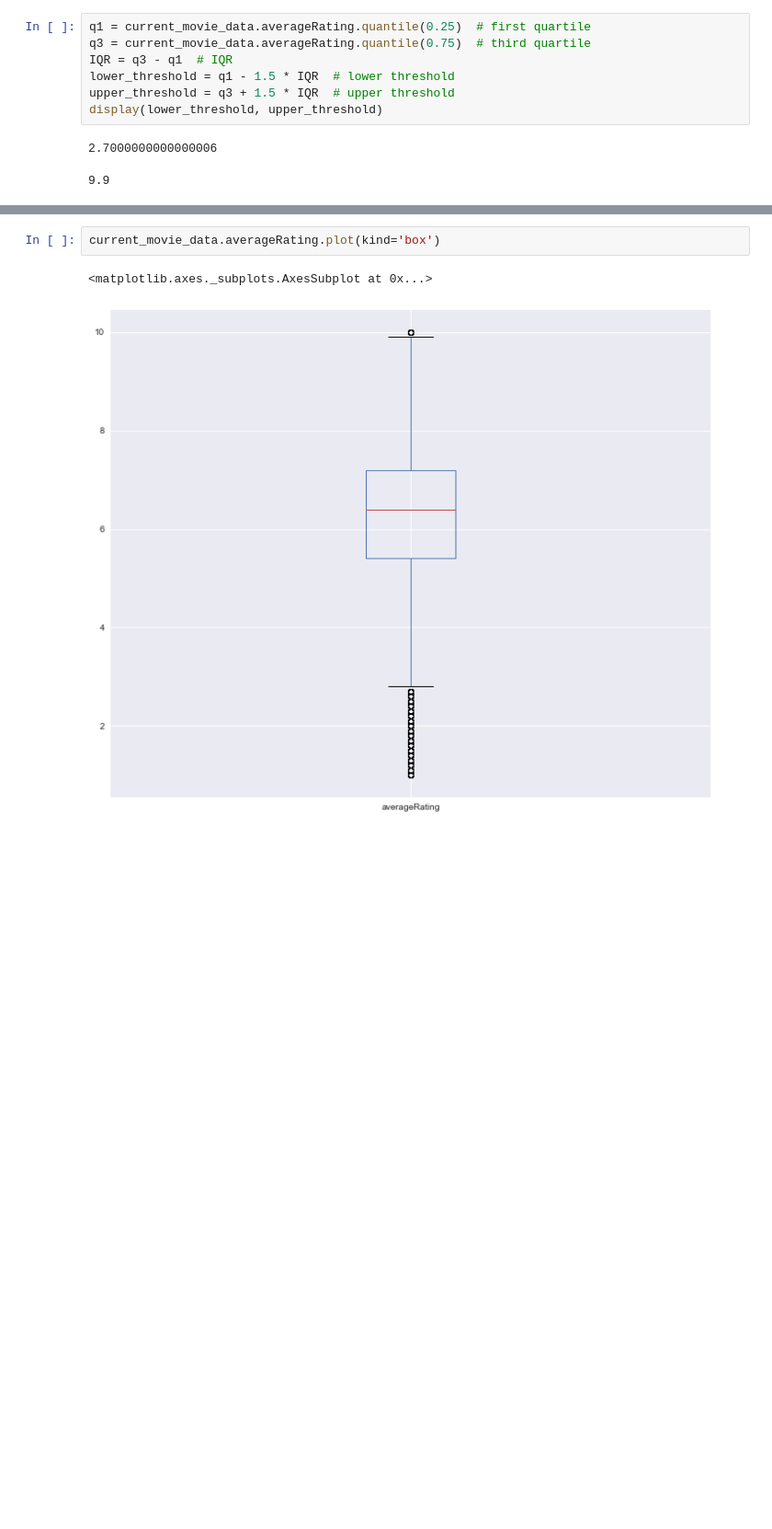
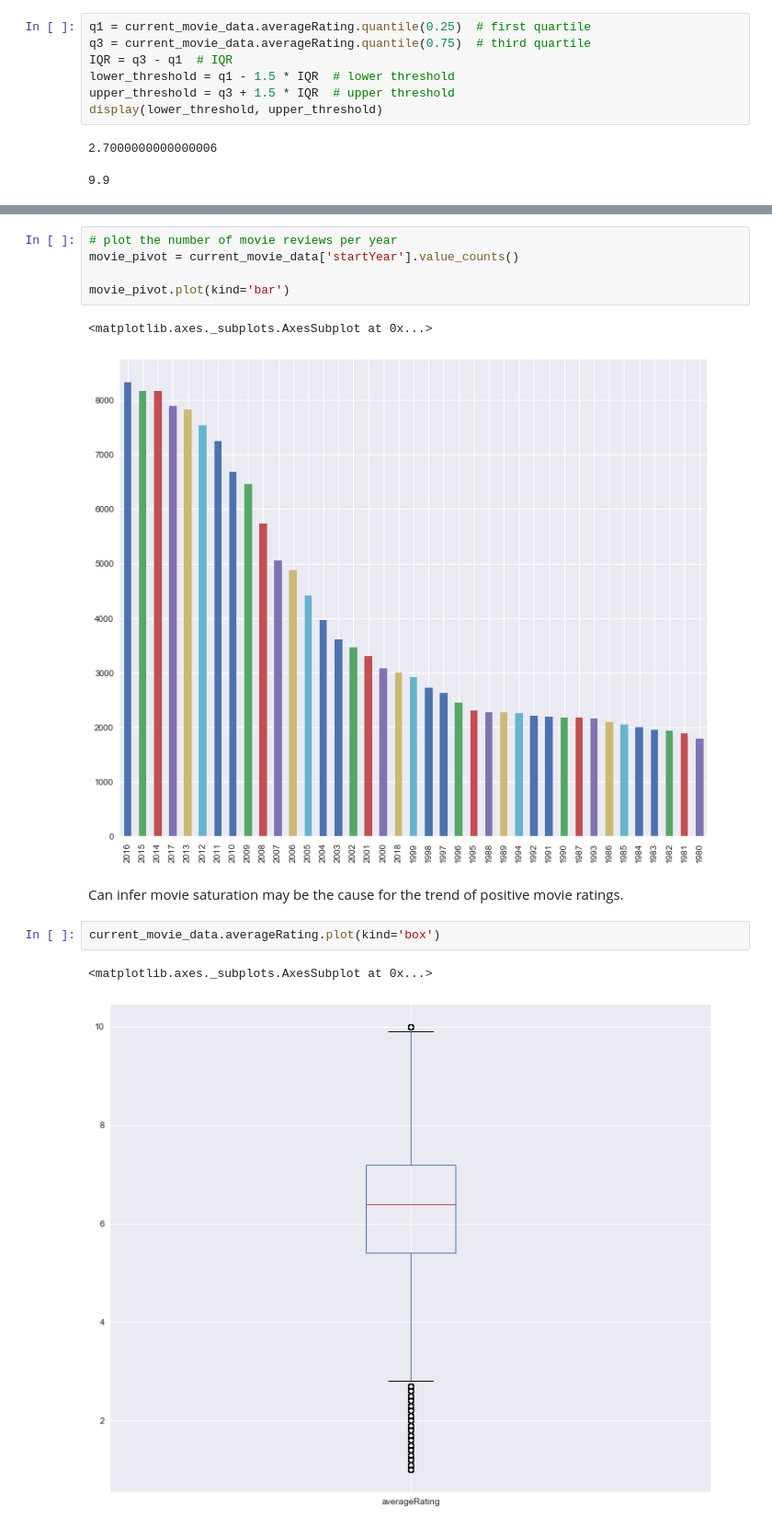
Before and after one commit to dniedermier-cscc/Scrum-Lords-Capstone-2018, a Jupyter notebook: IMDB/Working Notebooks/IMDB_Capstone_CS.ipynb, the cells around one changed output, grey strips where cells are left out. Shown at 92% size. Drawn from its saved outputs; the diff is of its cells as text; blank space fills up the shorter version.

```diff
--- a/IMDB/Working Notebooks/IMDB_Capstone_CS.ipynb
+++ b/IMDB/Working Notebooks/IMDB_Capstone_CS.ipynb
@@ -493,3 +499,13 @@ movie_pivot.plot(kind='line')
+# %%
+# plot the number of movie reviews per year
+movie_pivot = current_movie_data['startYear'].value_counts()
+
+movie_pivot.plot(kind='bar')
+# %% [output]
+<matplotlib.axes._subplots.AxesSubplot at 0x...>
+[figure, added]
+# %% [markdown]
+Can infer movie saturation may be the cause for the trend of positive movie ratings.
 # %%
 current_movie_data.averageRating.plot(kind='box')
 # %% [output]
```
Also changed, not shown: parts of 29 cells of this notebook, 4 other files.
